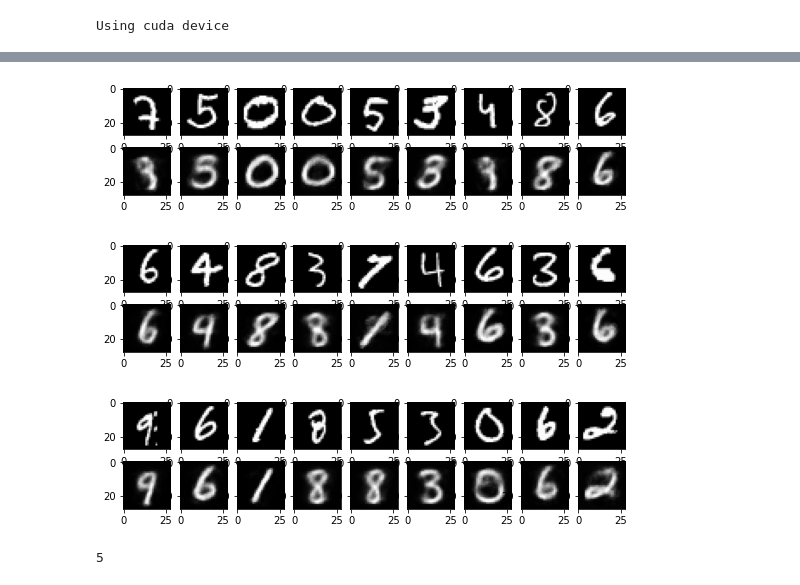
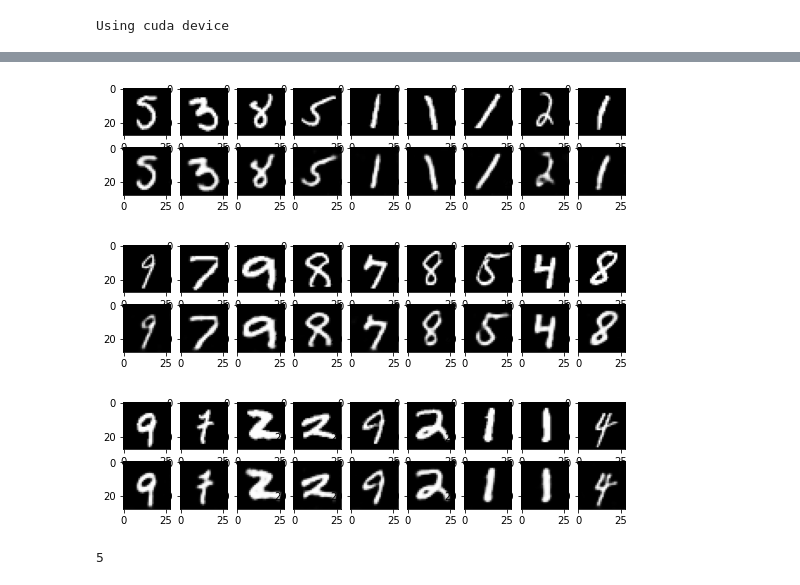
Before and after one commit to darioshehni/bsc-thesis-capnet, a Jupyter notebook: auto_encoder.ipynb, the cells around one changed output, grey strips where cells are left out. Drawn from its saved outputs; the diff is of its cells as text; code cells hidden in the pictures.

Commit message:
changed to conv

```diff
--- a/auto_encoder.ipynb
+++ b/auto_encoder.ipynb
@@ -46,26 +46,24 @@ print("Using {} device".format(device))
 # %% [output]
 Using cuda device
 # %%
-class Autoencoder(nn.Module):
+class Autoencoder_conv(nn.Module):
   def __init__(self):
     super().__init__()
     self.encoder = nn.Sequential(
-        nn.Linear(28*28, 128),
+        # N, 1, 28, 28
+        nn.Conv2d(1, 16, 3, stride=2, padding=1), # N, 16, 14, 14
         nn.ReLU(),
-        nn.Linear(128, 64),
+        nn.Conv2d(16, 32, 3, stride=2, padding=1), # N, 32, 7, 7
         nn.ReLU(),
-        nn.Linear(64, 12),
-        nn.ReLU(),
-        nn.Linear(12, 3)
+        nn.Conv2d(32, 64, 7), # N, 64, 1, 1
     )
     self.decoder = nn.Sequential(
-        nn.Linear(3, 12),
+        # N, 64, 1, 1
+        nn.ConvTranspose2d(64, 32, 7), # N, 32, 7, 7
         nn.ReLU(),
-        nn.Linear(12, 64),
+        nn.ConvTranspose2d(32, 16, 3, stride=2, padding=1, output_padding=1), # N, 16, 14, 14
         nn.ReLU(),
-        nn.Linear(64, 128),
-        nn.ReLU(),
-        nn.Linear(128, 28*28),
+        nn.ConvTranspose2d(16, 1, 3, stride=2, padding=1, output_padding=1),  # N, 1, 28, 28
         nn.Sigmoid()
     )
 
@@ -74,7 +72,7 @@ class Autoencoder(nn.Module):
     decoded = self.decoder(encoded)
     return decoded
 
-model = Autoencoder().to(device)
+model = Autoencoder_conv().to(device)
 loss_fn = nn.MSELoss()
 optimizer = torch.optim.Adam(model.parameters(), lr=learning_rate, weight_decay=1e-5)
 scheduler = StepLR(optimizer, step_size=1, gamma=0.99)
@@ -82,7 +80,6 @@ scheduler = StepLR(optimizer, step_size=1, gamma=0.99)
 def train(dataloader, model, loss_fn, optimizer):
     for (img, _) in dataloader:
         img = img.to(device)
-        img = img.reshape(-1, 28*28)
         recon = model(img)
         loss = loss_fn(recon, img)
 
@@ -121,25 +118,23 @@ Finished
 # %%
 for k in range(0, epochs, 4):
     plt.figure(figsize=(9, 2))
     plt.gray()
     imgs = outputs[k][1].detach().cpu().numpy()
     recon = outputs[k][2].detach().cpu().numpy()
     for i, item in enumerate(imgs):
         if i >= 9: break
         plt.subplot(2,9, i+1)
-        item = item.reshape(-1, 28, 28)
         plt.imshow(item[0])
 
 
     for i, item in enumerate(recon):
         if i >= 9: break
         plt.subplot(2, 9, 9+i+1)
-        item = item.reshape(-1, 28, 28)
         plt.imshow(item[0])
 # %% [output]
-[figure, old version]
+[figure, new version]
-[figure, old version]
+[figure, new version]
-[figure, old version]
+[figure, new version]
 # %%
 # %% [output]
 5
```
Also changed, not shown: parts of 1 cell of this notebook.
